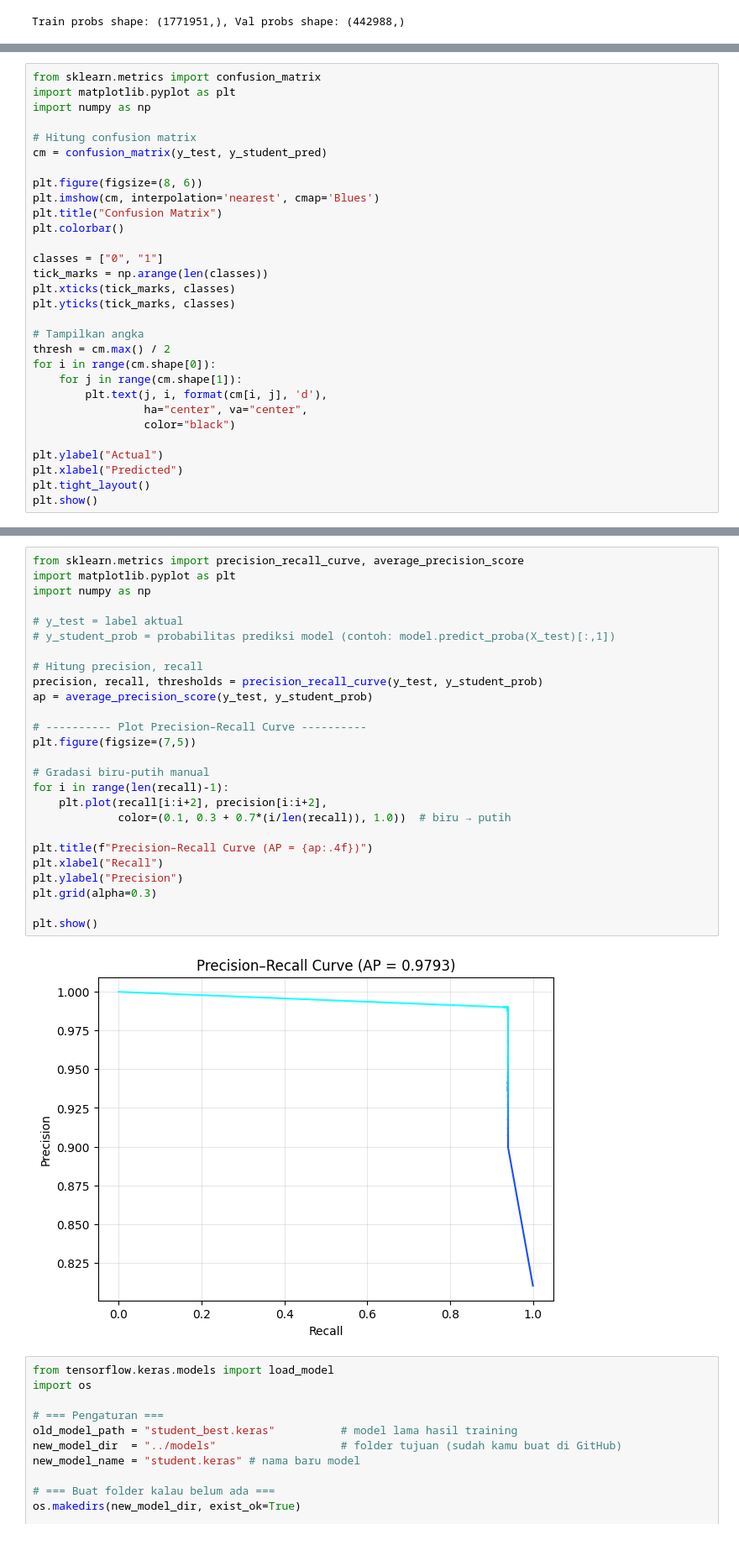
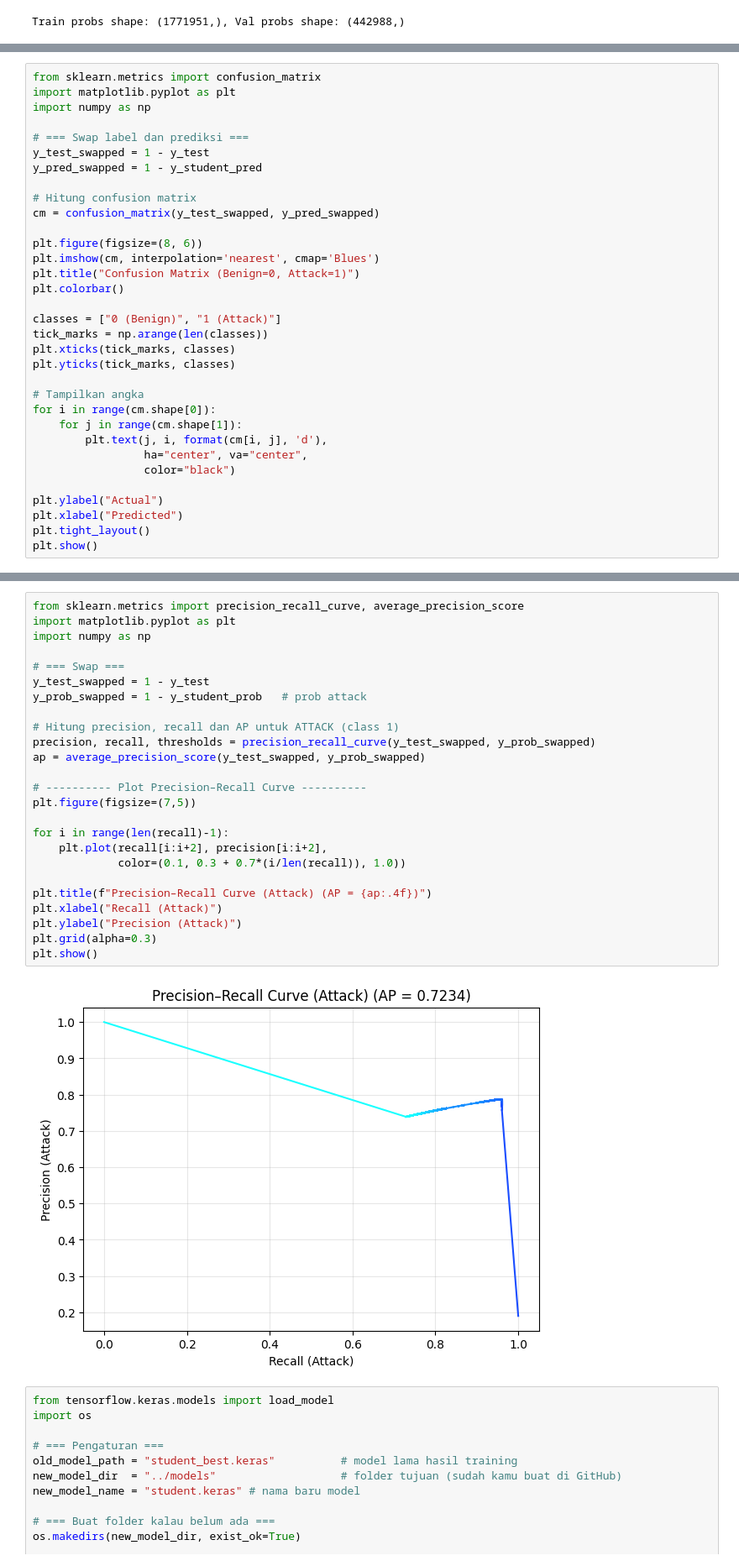
Before and after one commit to bintangpandu14/CICIDS2017---IPSML, a Jupyter notebook: notebooks/04_LightGBM-Snort(TensorFlow).ipynb, the cells around one changed output, grey strips where cells are left out. Shown: that part at 84% size. Saved outputs shown, nothing was run; the diff lists cells and outputs as text.

```diff
--- a/notebooks/04_LightGBM-Snort(TensorFlow).ipynb
+++ b/notebooks/04_LightGBM-Snort(TensorFlow).ipynb
@@ -684,21 +732,24 @@ from sklearn.metrics import confusion_matrix
 import matplotlib.pyplot as plt
 import numpy as np
 
+# === Swap label dan prediksi ===
+y_test_swapped = 1 - y_test
+y_pred_swapped = 1 - y_student_pred
+
 # Hitung confusion matrix
-cm = confusion_matrix(y_test, y_student_pred)
+cm = confusion_matrix(y_test_swapped, y_pred_swapped)
 
 plt.figure(figsize=(8, 6))
 plt.imshow(cm, interpolation='nearest', cmap='Blues')
-plt.title("Confusion Matrix")
+plt.title("Confusion Matrix (Benign=0, Attack=1)")
 plt.colorbar()
 
-classes = ["0", "1"]
+classes = ["0 (Benign)", "1 (Attack)"]
 tick_marks = np.arange(len(classes))
 plt.xticks(tick_marks, classes)
 plt.yticks(tick_marks, classes)
 
 # Tampilkan angka
-thresh = cm.max() / 2
 for i in range(cm.shape[0]):
     for j in range(cm.shape[1]):
         plt.text(j, i, format(cm[i, j], 'd'),
@@ -714,31 +765,30 @@ plt.show()
 # %%
 from sklearn.metrics import precision_recall_curve, average_precision_score
 import matplotlib.pyplot as plt
 import numpy as np
 
-# y_test = label aktual
-# y_student_prob = probabilitas prediksi model (contoh: model.predict_proba(X_test)[:,1])
+# === Swap ===
+y_test_swapped = 1 - y_test
+y_prob_swapped = 1 - y_student_prob   # prob attack
 
-# Hitung precision, recall
-precision, recall, thresholds = precision_recall_curve(y_test, y_student_prob)
-ap = average_precision_score(y_test, y_student_prob)
+# Hitung precision, recall dan AP untuk ATTACK (class 1)
+precision, recall, thresholds = precision_recall_curve(y_test_swapped, y_prob_swapped)
+ap = average_precision_score(y_test_swapped, y_prob_swapped)
 
 # ---------- Plot Precision–Recall Curve ----------
 plt.figure(figsize=(7,5))
 
-# Gradasi biru-putih manual
 for i in range(len(recall)-1):
     plt.plot(recall[i:i+2], precision[i:i+2],
-             color=(0.1, 0.3 + 0.7*(i/len(recall)), 1.0))  # biru → putih
+             color=(0.1, 0.3 + 0.7*(i/len(recall)), 1.0))
 
-plt.title(f"Precision–Recall Curve (AP = {ap:.4f})")
-plt.xlabel("Recall")
-plt.ylabel("Precision")
+plt.title(f"Precision–Recall Curve (Attack) (AP = {ap:.4f})")
+plt.xlabel("Recall (Attack)")
+plt.ylabel("Precision (Attack)")
 plt.grid(alpha=0.3)
-
 plt.show()
 # %% [output]
-[figure, old version]
+[figure, new version]
 # %%
 from tensorflow.keras.models import load_model
 import os
```
Also changed, not shown: parts of 17 cells of this notebook.
